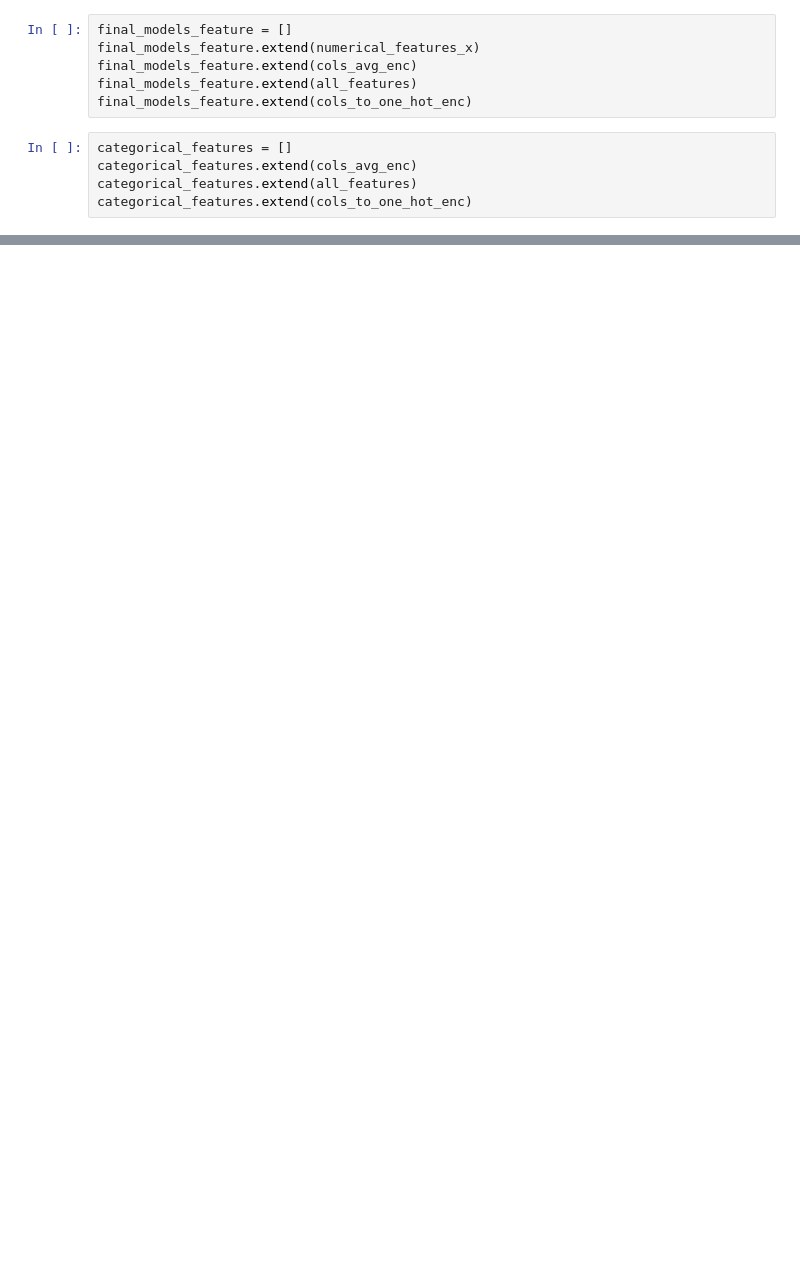
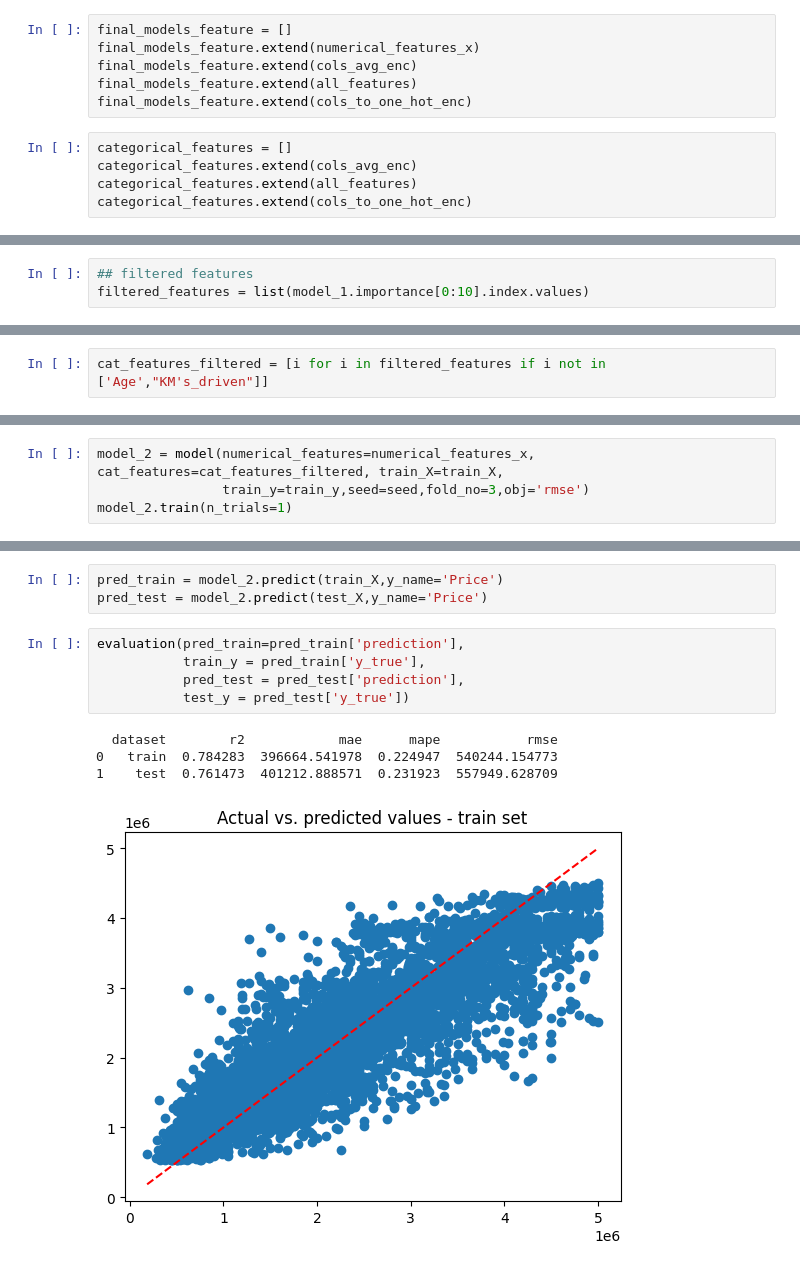
Before and after one commit to patrykrysinski/DS, a Jupyter notebook: Car prices/modeling.ipynb, the cells around one changed output, grey strips where cells are left out. Cells and saved outputs as stored; diff of their text form; blank space fills up the shorter version.

```diff
--- a/Car prices/modeling.ipynb
+++ b/Car prices/modeling.ipynb
@@ -255,0 +177,3 @@ KeyError: '["KM\'s_driven", \'USB_and_Auxillary_Cable\', \'AM/FM_Radio\', \'Heat
+# %%
+## filtered features
+filtered_features = list(model_1.importance[0:10].index.values)
@@ -255,0 +191,2 @@ KeyError: '["KM\'s_driven", \'USB_and_Auxillary_Cable\', \'AM/FM_Radio\', \'Heat
+# %%
+cat_features_filtered = [i for i in filtered_features if i not in ['Age',"KM's_driven"]]
@@ -255,0 +202,4 @@ KeyError: '["KM\'s_driven", \'USB_and_Auxillary_Cable\', \'AM/FM_Radio\', \'Heat
+# %%
+model_2 = model(numerical_features=numerical_features_x, cat_features=cat_features_filtered, train_X=train_X,
+                train_y=train_y,seed=seed,fold_no=3,obj='rmse')
+model_2.train(n_trials=1)
@@ -255,0 +238,13 @@ KeyError: '["KM\'s_driven", \'USB_and_Auxillary_Cable\', \'AM/FM_Radio\', \'Heat
+# %%
+pred_train = model_2.predict(train_X,y_name='Price')
+pred_test = model_2.predict(test_X,y_name='Price')
+# %%
+evaluation(pred_train=pred_train['prediction'],
+           train_y = pred_train['y_true'],
+           pred_test = pred_test['prediction'],
+           test_y = pred_test['y_true'])
+# %% [output]
+  dataset        r2            mae      mape           rmse
+0   train  0.784283  396664.541978  0.224947  540244.154773
+1    test  0.761473  401212.888571  0.231923  557949.628709
+[figure, added]
```
Also changed, not shown: parts of 49 cells of this notebook, 3 other files.
